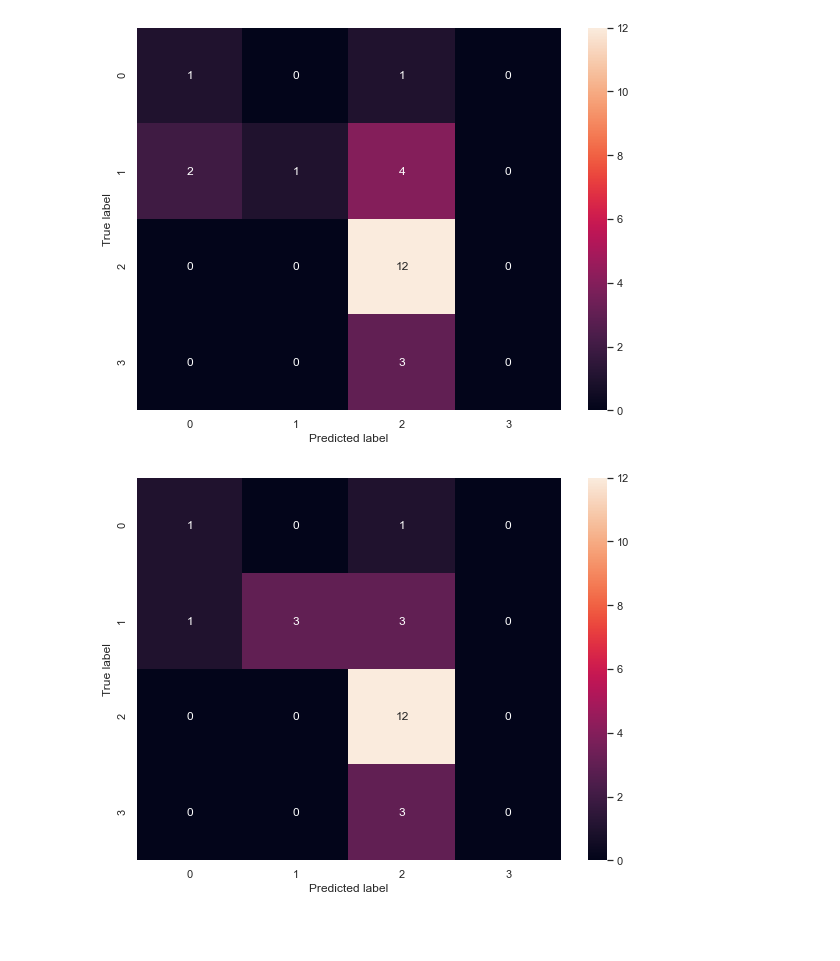
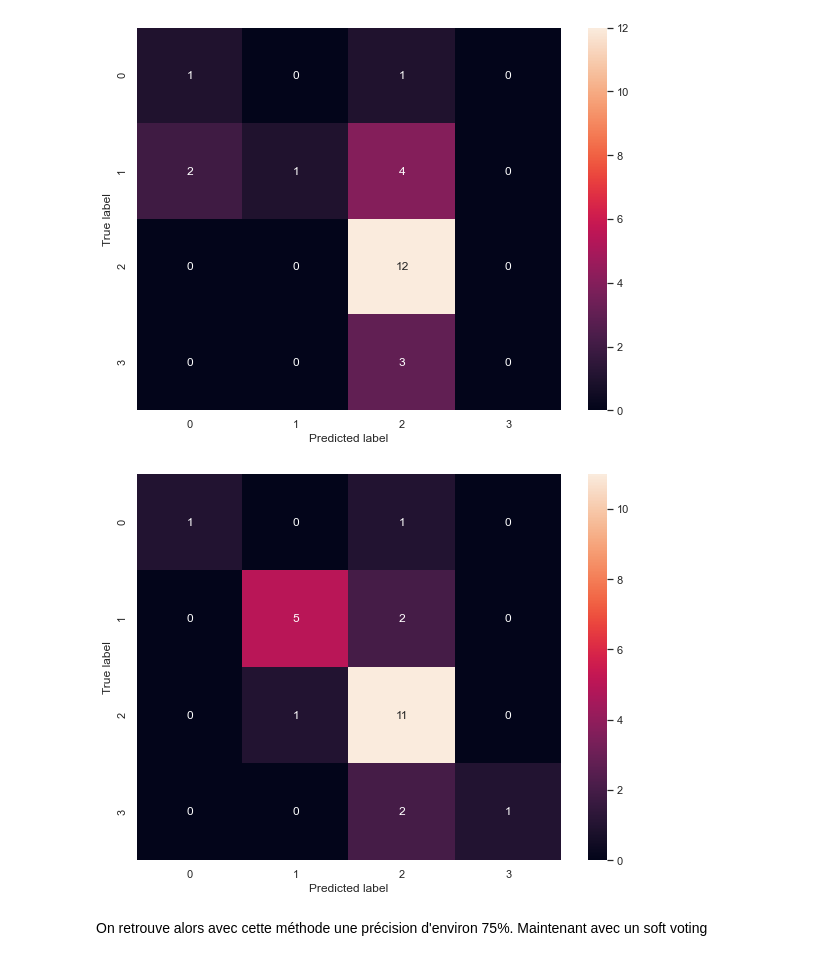
Before and after one commit to MohamedNennouche/COPD-Detection, a Jupyter notebook: COPD-one-1D-signal.ipynb, the cells around one changed output. Saved outputs shown, nothing was run; the diff lists cells and outputs as text; code cells hidden in the pictures; blank space fills up the shorter version.

```diff
--- a/COPD-one-1D-signal.ipynb
+++ b/COPD-one-1D-signal.ipynb
@@ -750,16 +750,18 @@ plt.show()
 # %%
 y_cap_tot = list()
 for i in range(len(y_cap1_max)) :
-    y_cap_tot.append((y_cap1_max[i],y_cap2_max[i],y_cap3_max[i], y_cap5_max[i], y_cap8_max[i]))
+    y_cap_tot.append((y_cap5_max[i],y_cap2_max[i],y_cap3_max[i], y_cap6_max[i], y_cap8_max[i]))
 y_tot = create_y(y_cap_tot)
 
 con_mat = tf.math.confusion_matrix(labels=labels_test, predictions=y_tot).numpy()
 sns.set_theme(style='darkgrid')
 plt.figure(figsize=(8, 6))
 sns.heatmap(con_mat, annot=True)
 plt.tight_layout()
 plt.ylabel('True label')
 plt.xlabel('Predicted label')
 plt.show()
 # %% [output]
-[figure, old version]
+[figure, new version]
+# %% [markdown]
+On retrouve alors avec cette méthode une précision d'environ 75%. Maintenant avec un soft voting
```
Also changed, not shown: parts of 7 cells of this notebook, 2 other files.
